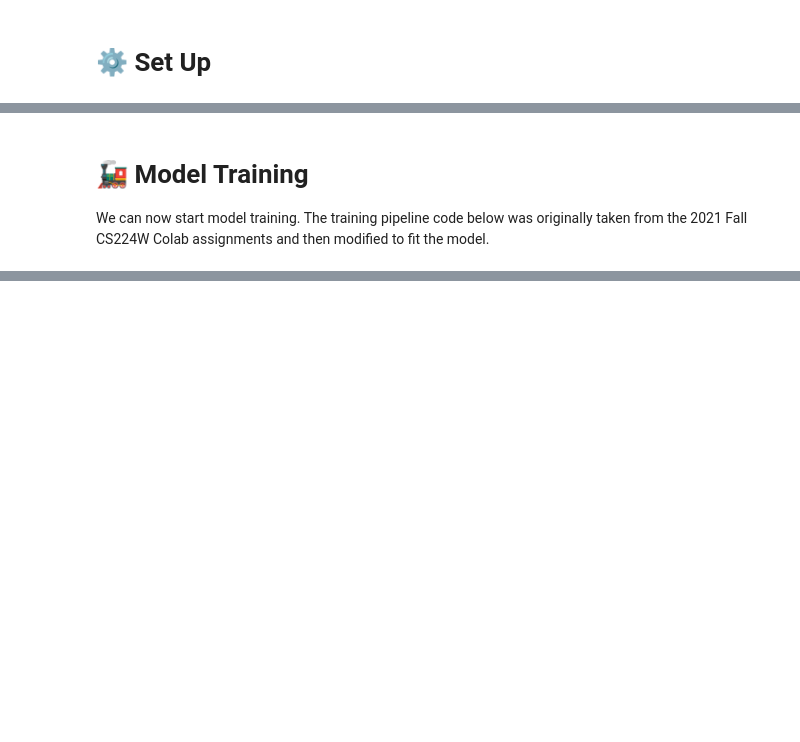
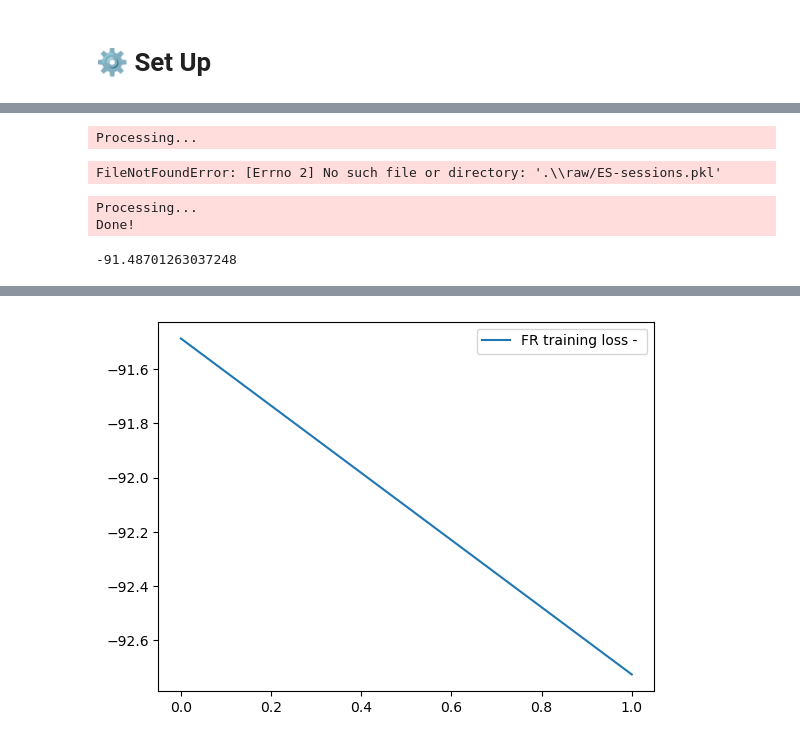
Before and after one commit to DOF-itu-graduation-project-2023/amazon-kdd-cup-2023-solution, a Jupyter notebook: SR-GNN/training.ipynb, the cells around one changed output, grey strips where cells are left out. Drawn from its saved outputs; the diff is of its cells as text; code cells hidden in the pictures; blank space fills up the shorter version.

Commit message:
edit training

```diff
--- a/SR-GNN/training.ipynb
+++ b/SR-GNN/training.ipynb
@@ -50,13 +50,13 @@ class GraphDataset(pyg_data.InMemoryDataset):
 
     def process(self):
         raw_data_file = f'{self.raw_dir}/{self.file_name}'
-        with open(raw_data_file + "sessions.txt", 'rb') as f:
+        with open(raw_data_file + "-sessions.pkl", 'rb') as f:
             sessions = pickle.load(f)
 
-        with open(raw_data_file + "predictions.txt", 'rb') as f:
+        with open(raw_data_file + "-next_items.pkl", 'rb') as f:
             predictions = pickle.load(f)
 
-        with open(raw_data_file + "session_embedding.pkl", 'rb') as f:
+        with open(raw_data_file + f"-composed_embedding.pkl", 'rb') as f:
             embedding_dict = pickle.load(f)
 
         data_list = []
@@ -176,10 +170,6 @@ class SRGNN(nn.Module):
 
 
         return s_h
-# %% [markdown]
-# 🚂 Model Training
-
-We can now start model training. The training pipeline code below was originally taken from the 2021 Fall CS224W Colab assignments and then modified to fit the model.
 # %%
 # Define the hyperparameters.
 # Code taken from 2021 Fall CS224W Colab assignments.
@@ -259,27 +249,47 @@ def train(args, locale):
     best_model = copy.deepcopy(model)
 
     return losses, best_model
+# %%
+LOCALES = ['ES','FR','IT']
+WINDOW_SIZES = [4,4,4]
 # %%
-losses, best_model = train(args, 'ES')
+LOCALE = LOCALES[0]
+WINDOW_SIZE = WINDOW_SIZES[0]
+losses, best_model = train(args, LOCALE)
 
 # Save the best model
-torch.save(best_model.state_dict(), 'ESmodel')
+torch.save(best_model.state_dict(), f'{LOCALE}model')
 
 print("Minimum loss: {0}".format(min(losses)))
+
+os.remove('processed/pre_filter.pt')
+os.remove('processed/pre_transform.pt')
 
 # plt.title(dataset.name)
 plt.plot(losses, label="ES training loss" + " - ")
 plt.legend()
 plt.show()
+# %% [output]
+Processing...
+FileNotFoundError: [Errno 2] No such file or directory: '.\\raw/ES-sessions.pkl'
 # %%
-losses, best_model = train(args, 'FR')
+LOCALE = LOCALES[1]
+WINDOW_SIZE = WINDOW_SIZES[1]
+losses, best_model = train(args, LOCALE)
 
 # Save the best model
-torch.save(best_model.state_dict(), 'FRmodel')
+torch.save(best_model.state_dict(), f'{LOCALE}model')
 
 print("Minimum loss: {0}".format(min(losses)))
+
+os.remove('processed/pre_filter.pt')
+os.remove('processed/pre_transform.pt')
 
 # plt.title(dataset.name)
 plt.plot(losses, label="FR training loss" + " - ")
 plt.legend()
 plt.show()
+# %% [output]
+Processing...
+Done!
+-91.48701263037248
@@ -286 +298,2 @@ plt.show()
+[figure, added]
 # %%
```
Also changed, not shown: parts of 6 cells of this notebook, 6 other files.
